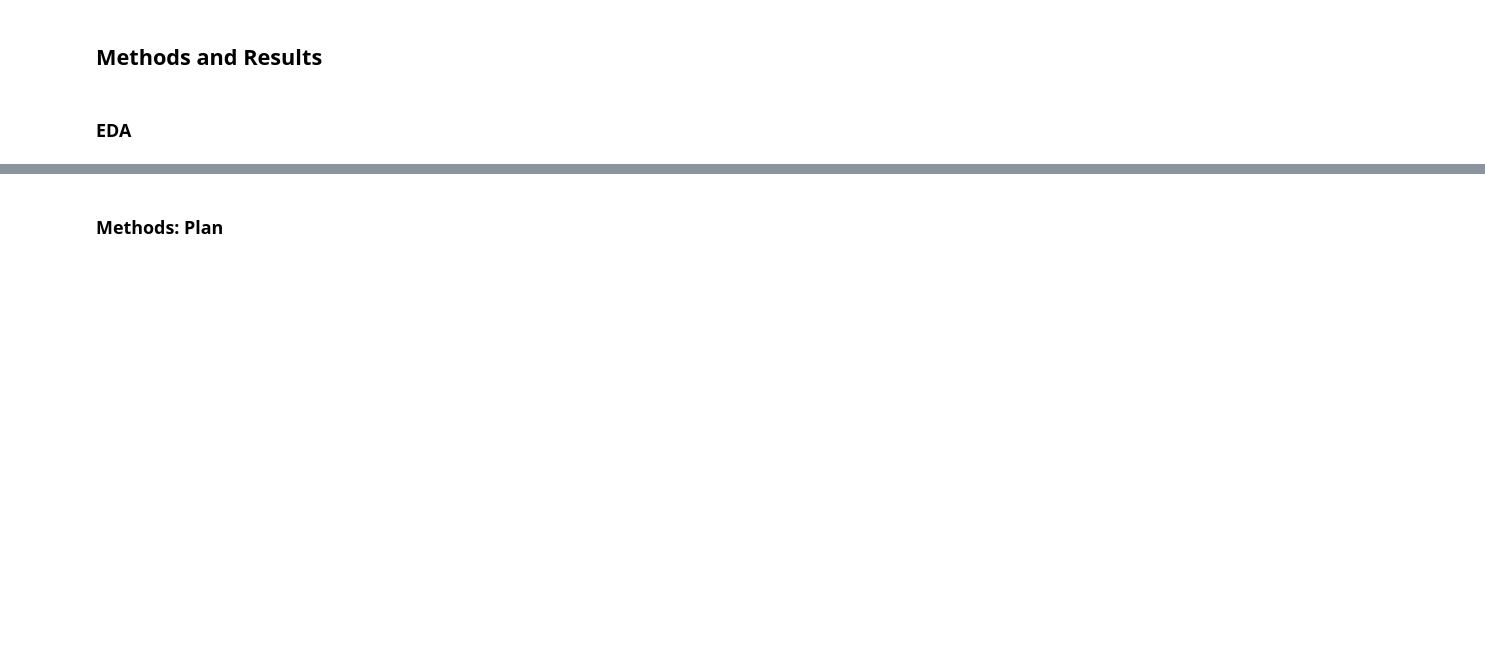
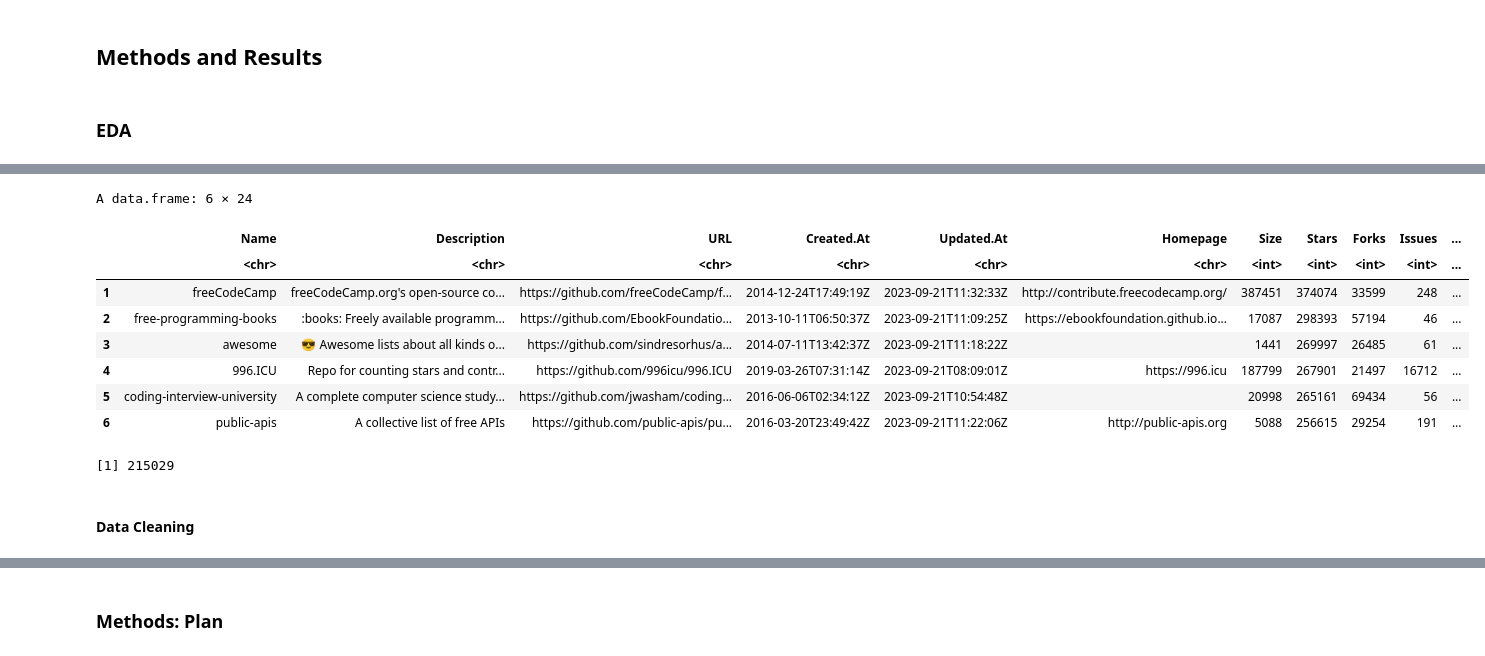
Before and after one commit to alim0118/stat-301-group-project, a Jupyter notebook: final_report.ipynb, the cells around one changed output, grey strips where cells are left out. Saved outputs shown, nothing was run; the diff lists cells and outputs as text; code cells hidden in the pictures; blank space fills up the shorter version.

Commit message:
Added to data cleaning section

```diff
--- a/final_report.ipynb
+++ b/final_report.ipynb
@@ -47,0 +91,19 @@ The features include:
+# %%
+# read data from github repo
+github_url <- "https://github.com/alim0118/stat-301-group-project/raw/main/repositories.csv"
+repositories <- read.csv(github_url, header=TRUE)
+head(repositories)
+nrow(repositories) # dataset size before wrangling: 215029
+# %% [output]
+A data.frame: 6 × 24
+|  | Name | Description | URL | Created.At | Updated.At | Homepage | Size | Stars | Forks | Issues | ... |
+|  | <chr> | <chr> | <chr> | <chr> | <chr> | <chr> | <int> | <int> | <int> | <int> | ... |
+| 1 | freeCodeCamp | freeCodeCamp.org's open-source co... | https://github.com/freeCodeCamp/f... | 2014-12-24T17:49:19Z | 2023-09-21T11:32:33Z | http://contribute.freecodecamp.org/ | 387451 | 374074 | 33599 | 248 | ... |
+| 2 | free-programming-books | :books: Freely available programm... | https://github.com/EbookFoundatio... | 2013-10-11T06:50:37Z | 2023-09-21T11:09:25Z | https://ebookfoundation.github.io... | 17087 | 298393 | 57194 | 46 | ... |
+| 3 | awesome | 😎 Awesome lists about all kinds o... | https://github.com/sindresorhus/a... | 2014-07-11T13:42:37Z | 2023-09-21T11:18:22Z |  | 1441 | 269997 | 26485 | 61 | ... |
+| 4 | 996.ICU | Repo for counting stars and contr... | https://github.com/996icu/996.ICU | 2019-03-26T07:31:14Z | 2023-09-21T08:09:01Z | https://996.icu | 187799 | 267901 | 21497 | 16712 | ... |
+| 5 | coding-interview-university | A complete computer science study... | https://github.com/jwasham/coding... | 2016-06-06T02:34:12Z | 2023-09-21T10:54:48Z |  | 20998 | 265161 | 69434 | 56 | ... |
+| 6 | public-apis | A collective list of free APIs | https://github.com/public-apis/pu... | 2016-03-20T23:49:42Z | 2023-09-21T11:22:06Z | http://public-apis.org | 5088 | 256615 | 29254 | 191 | ... |
+[1] 215029
+# %% [markdown]
+#### Data Cleaning
```
Also changed, not shown: parts of 15 cells of this notebook.
